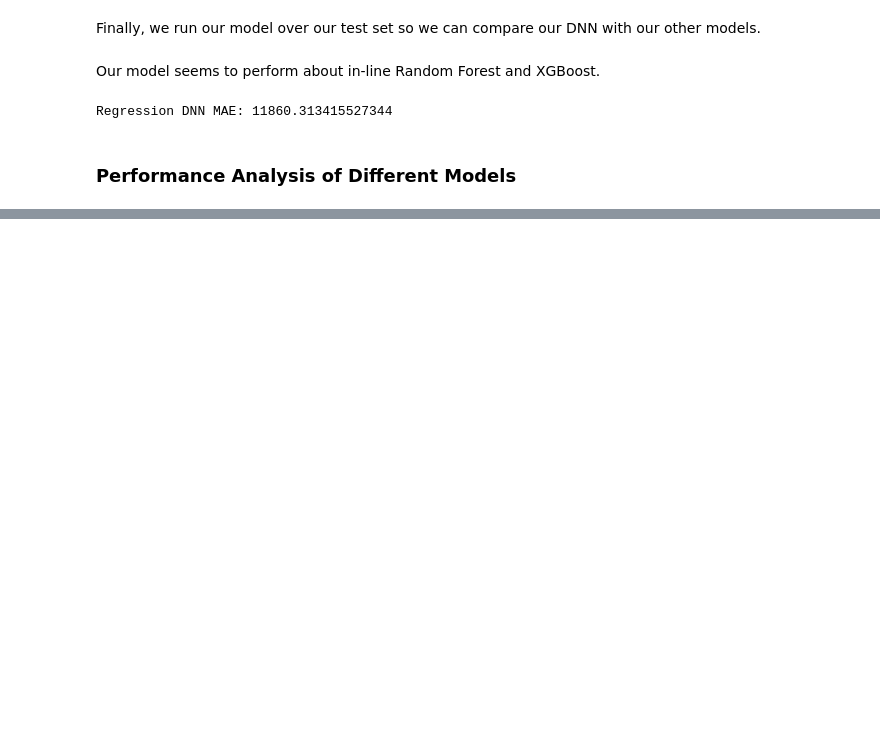
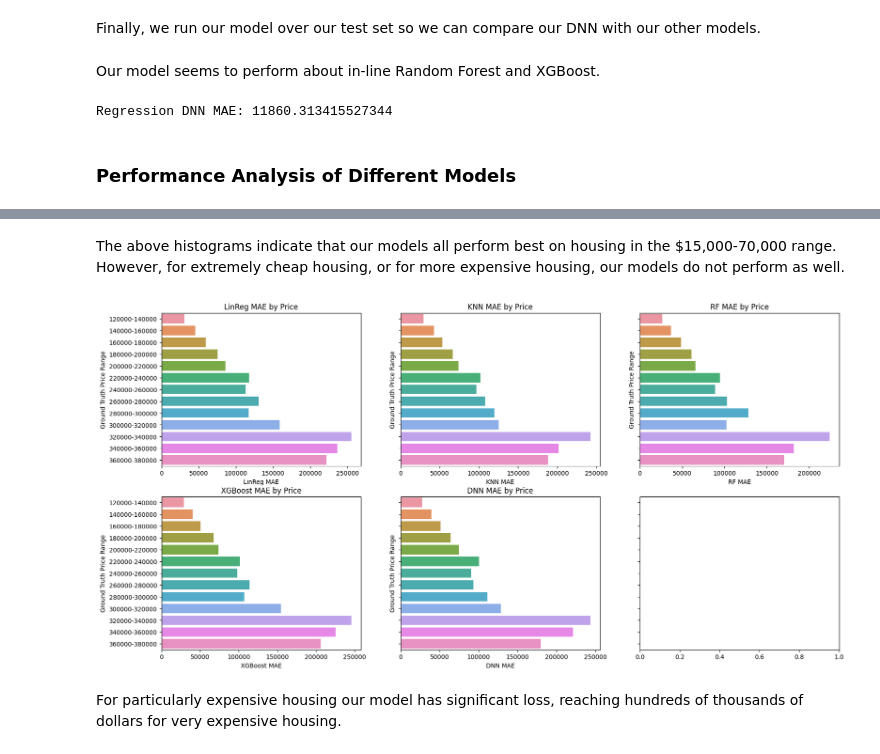
Before and after one commit to COGS118A/Group005-SP23, a Jupyter notebook: arth-tests/rapids.ipynb, the cells around one changed output, grey strips where cells are left out. Cells and saved outputs as stored; diff of their text form; code cells hidden in the pictures; blank space fills up the shorter version.

```diff
--- a/arth-tests/rapids.ipynb
+++ b/arth-tests/rapids.ipynb
@@ -988,0 +1000,8 @@ get_scatter(pred_df)
+# %% [markdown]
+The above histograms indicate that our models all perform best on housing in the $15,000-70,000 range. However, for extremely cheap housing, or for more expensive housing, our models do not perform as well.
+# %%
+generate_plots(pred_df, models=['LinReg', 'KNN', 'RF', 'XGBoost', 'DNN'], price_bounds=(120000, 380000), step=20000, rows=2, figsize=(20,10),)
+# %% [output]
+[figure, added]
+# %% [markdown]
+For particularly expensive housing our model has significant loss, reaching hundreds of thousands of dollars for very expensive housing.
```
Also changed, not shown: parts of 12 cells of this notebook.
